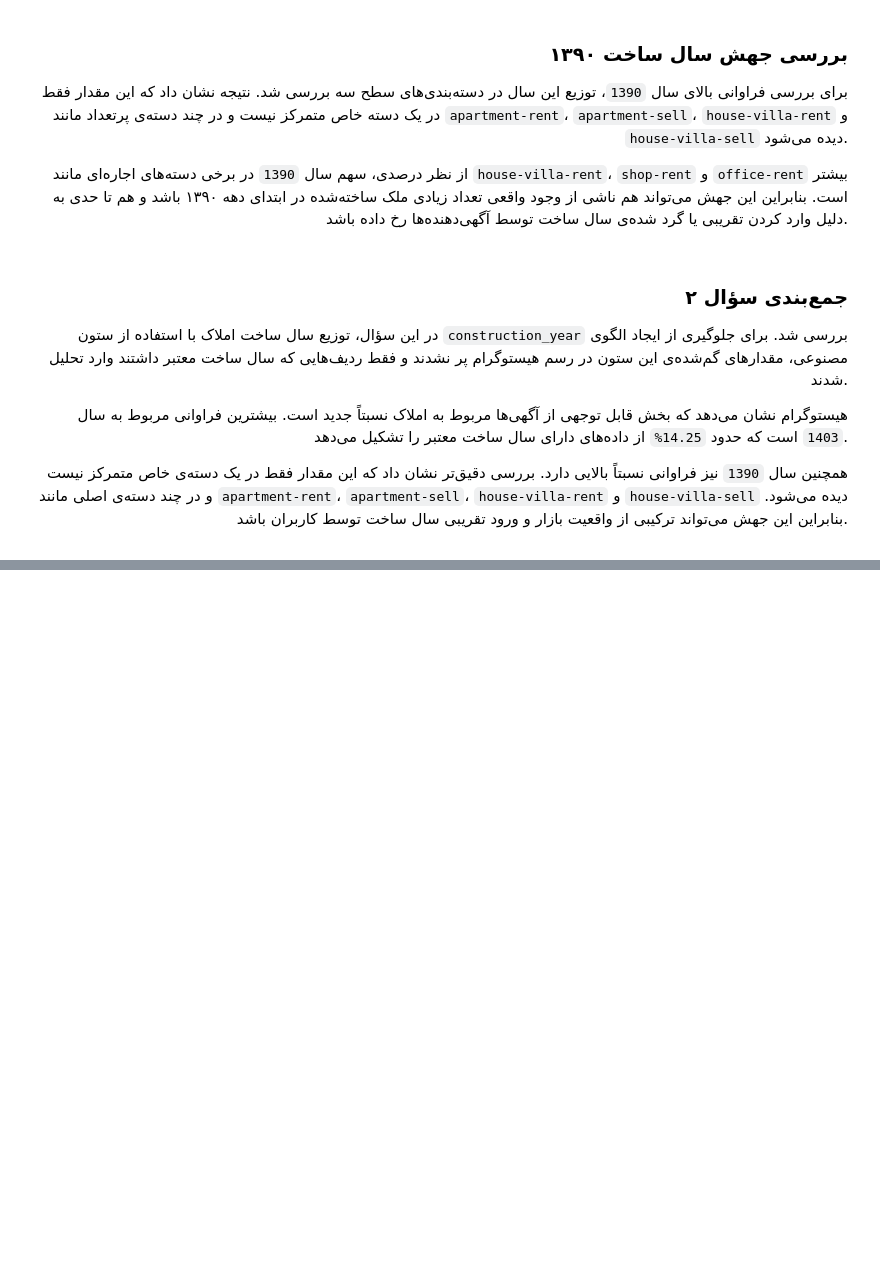
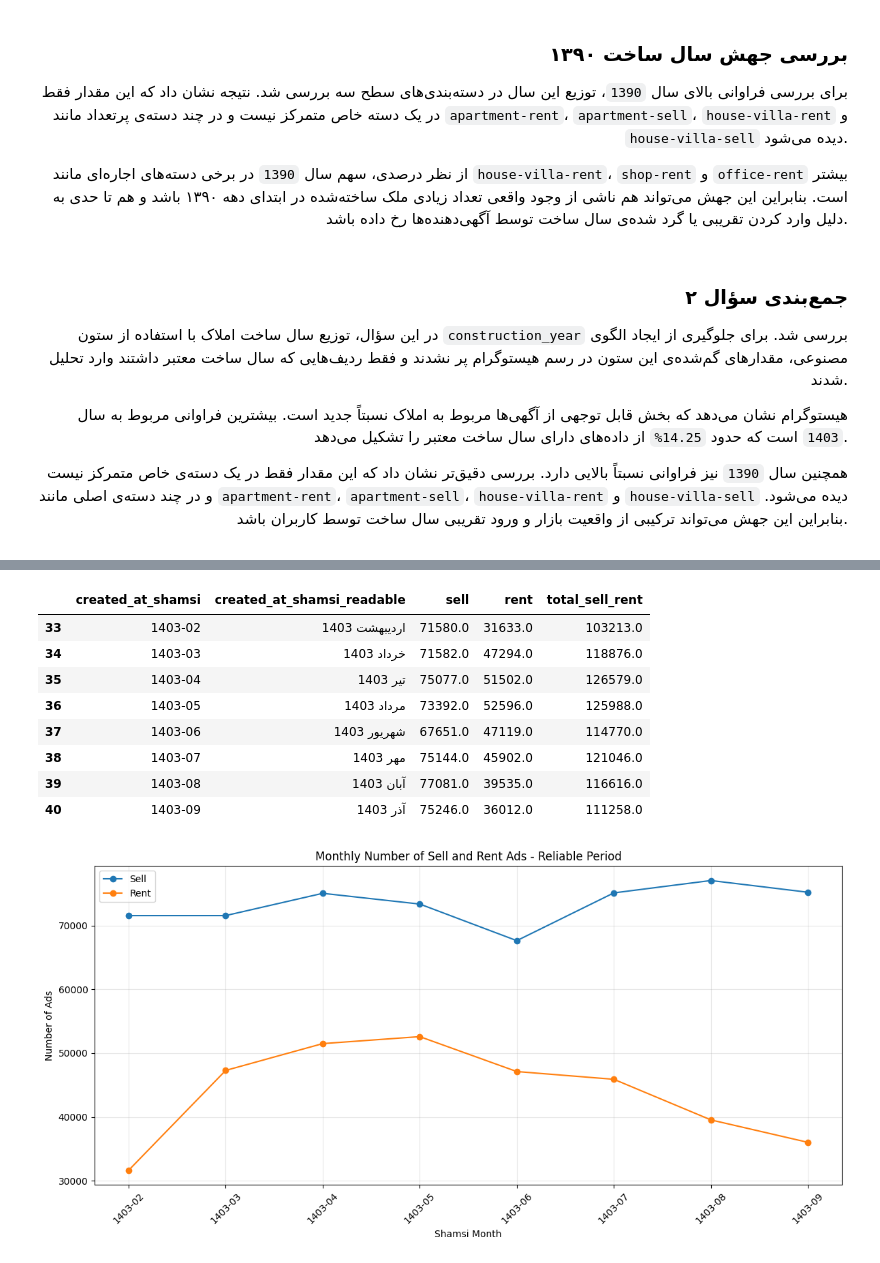
Before and after one commit to AliRaddman/divar-ml-project, a Jupyter notebook: notebooks/work/descriptive_ali.ipynb, the cells around one changed output, grey strips where cells are left out. Drawn from its saved outputs; the diff is of its cells as text; code cells hidden in the pictures; blank space fills up the shorter version.

```diff
--- a/notebooks/work/descriptive_ali.ipynb
+++ b/notebooks/work/descriptive_ali.ipynb
@@ -481,0 +639,49 @@ display(year_1390_analysis)
+# %%
+q3_reliable_data = monthly_counts_pivot[
+    monthly_counts_pivot["total_sell_rent"] >= 10000
+].copy()
+
+display(q3_reliable_data[[
+    "created_at_shamsi",
+    "created_at_shamsi_readable",
+    "sell",
+    "rent",
+    "total_sell_rent"
+]])
+
+plt.figure(figsize=(12, 6))
+
+plt.plot(
+    q3_reliable_data["created_at_shamsi"],
+    q3_reliable_data["sell"],
+    marker="o",
+    label="Sell"
+)
+
+plt.plot(
+    q3_reliable_data["created_at_shamsi"],
+    q3_reliable_data["rent"],
+    marker="o",
+    label="Rent"
+)
+
+plt.title("Monthly Number of Sell and Rent Ads - Reliable Period")
+plt.xlabel("Shamsi Month")
+plt.ylabel("Number of Ads")
+plt.xticks(rotation=45)
+plt.legend()
+plt.grid(True, alpha=0.3)
+
+plt.tight_layout()
+plt.show()
+# %% [output]
+|  | created_at_shamsi | created_at_shamsi_readable | sell | rent | total_sell_rent |
+| 33 | 1403-02 | اردیبهشت 1403 | 71580.0 | 31633.0 | 103213.0 |
+| 34 | 1403-03 | خرداد 1403 | 71582.0 | 47294.0 | 118876.0 |
+| 35 | 1403-04 | تیر 1403 | 75077.0 | 51502.0 | 126579.0 |
+| 36 | 1403-05 | مرداد 1403 | 73392.0 | 52596.0 | 125988.0 |
+| 37 | 1403-06 | شهریور 1403 | 67651.0 | 47119.0 | 114770.0 |
+| 38 | 1403-07 | مهر 1403 | 75144.0 | 45902.0 | 121046.0 |
+| 39 | 1403-08 | آبان 1403 | 77081.0 | 39535.0 | 116616.0 |
+| 40 | 1403-09 | آذر 1403 | 75246.0 | 36012.0 | 111258.0 |
+[figure, added]
```
Also changed, not shown: parts of 12 cells of this notebook.
